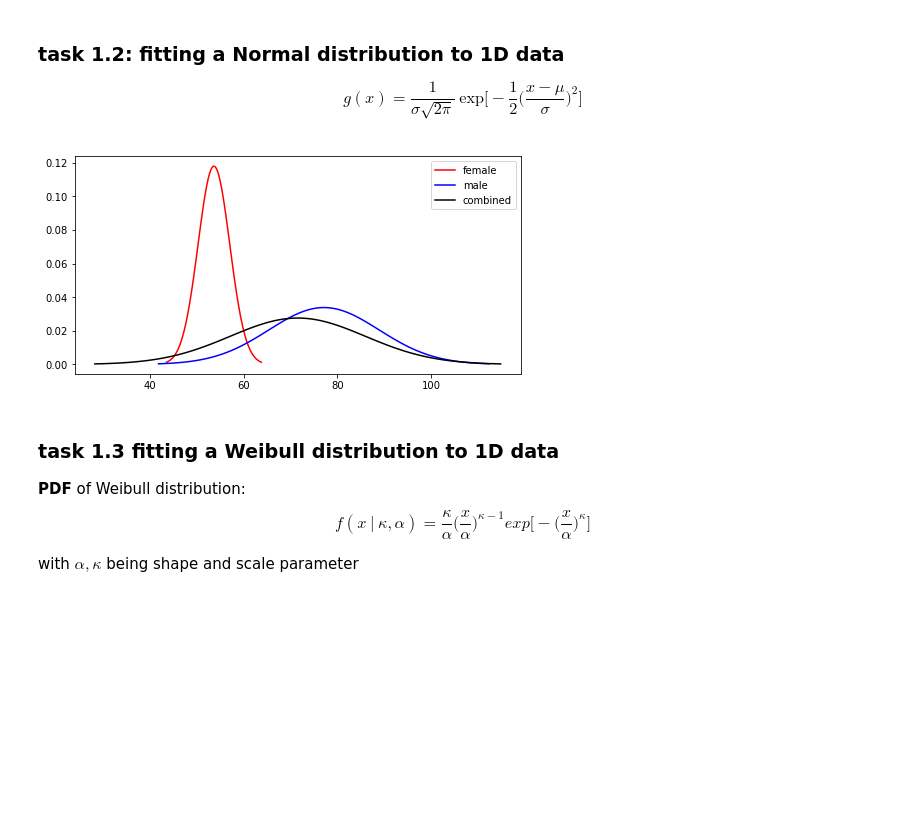
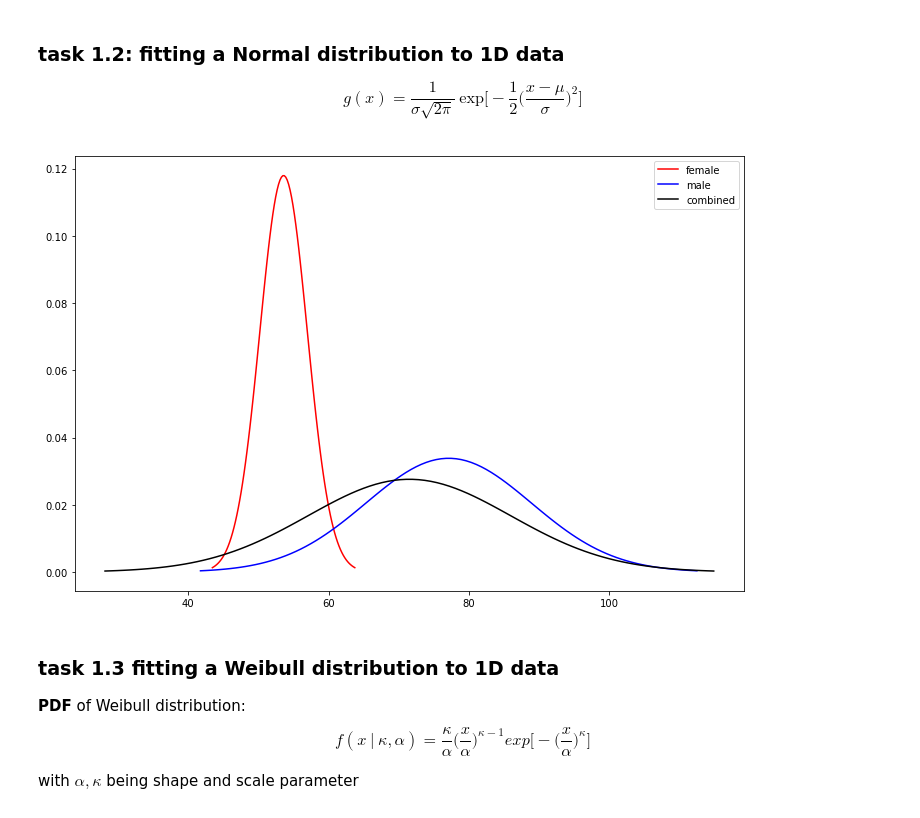
Before and after one commit to jutanke/bit_projects, a Jupyter notebook: project1/final_solution.ipynb, the cells around one changed output. Cells and saved outputs as stored; diff of their text form; code cells hidden in the pictures; blank space fills up the shorter version.

```diff
--- a/project1/final_solution.ipynb
+++ b/project1/final_solution.ipynb
@@ -240,30 +240,30 @@ $$
 # %%
 import matplotlib.mlab as mlab
 
 mu_f = np.mean(W_f)
 std_f = np.std(W_f)
 mu_m = np.mean(W_m)
 std_m = np.std(W_m)
 
 W = np.append(W_f, W_m)
 mu = np.mean(W)
 std = np.std(W)
 
 def plot_gaussian(ax, mu, sigma, color, label):
     x = np.linspace(mu - 3*sigma, mu + 3*sigma, 100)
     ax.plot(x,mlab.normpdf(x, mu, sigma), color=color, label=label)
 
 
-fig = plt.figure(figsize=(8,4))
+fig = plt.figure(figsize=(12,8))
 ax = fig.add_subplot(111)
 
 plot_gaussian(ax, mu_f, std_f, color='red', label='female')
 plot_gaussian(ax, mu_m, std_m, color='blue', label='male')
 plot_gaussian(ax, mu, std, color='black', label='combined')
 plt.legend()
 plt.show()
 # %% [output]
-[figure, old version]
+[figure, new version]
 # %% [markdown]
 ### task 1.3 fitting a Weibull distribution to 1D data
 
```
